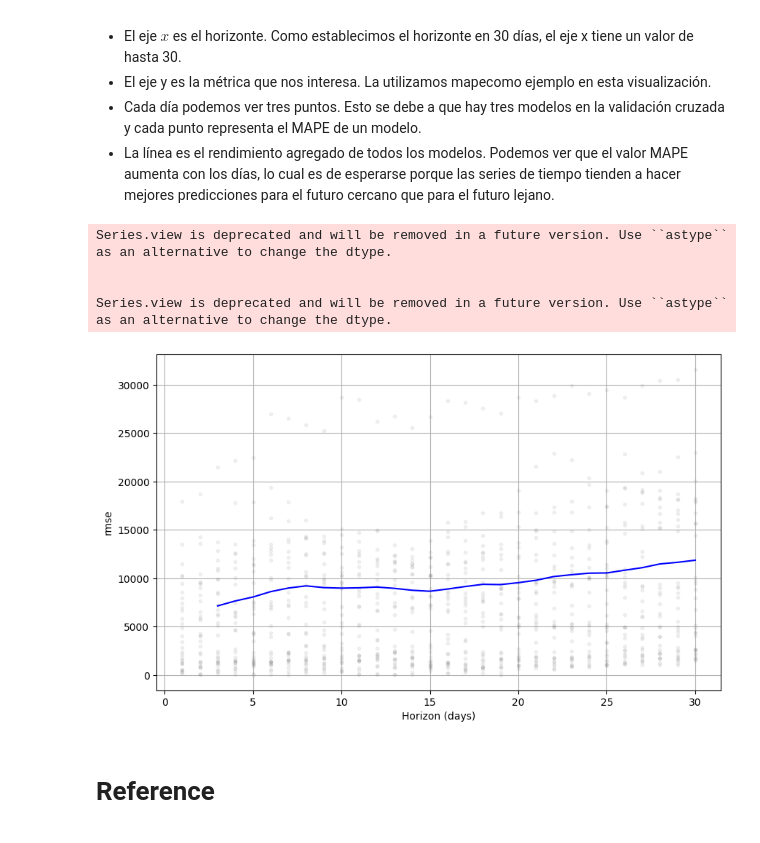
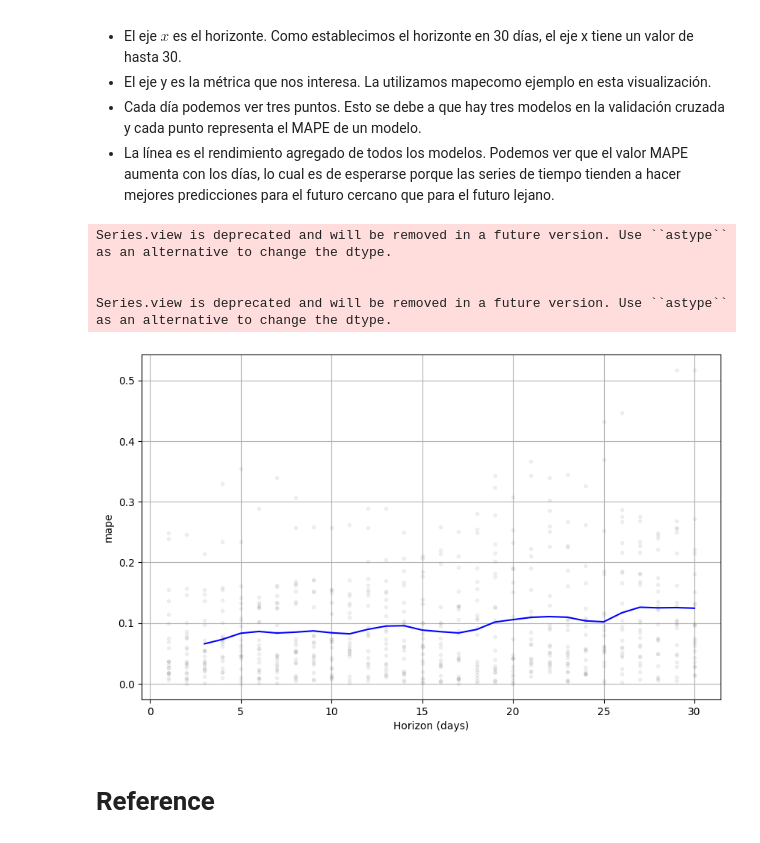
Before and after one commit to Wilsonsr/Series-de-Tiempo, a Jupyter notebook: CUADERNOS/Bitcoin_Phrophet.ipynb, the cells around one changed output. Drawn from its saved outputs; the diff is of its cells as text; code cells hidden in the pictures.

```diff
--- a/CUADERNOS/Bitcoin_Phrophet.ipynb
+++ b/CUADERNOS/Bitcoin_Phrophet.ipynb
@@ -92,7 +92,7 @@ Yahoo Finance descarga datos con la fecha como índice. Usando reset_index, crea
 De forma predeterminada, la fecha es un tipo de cadena, pd.to_datetimela cambia a un formato DateTime.
 # %%
 # Descargar datos Bitcoin
-data = yf.download(tickers='BTC-USD', start='2018-01-01', end='2024-08-30', interval = '1d')
+data = yf.download(tickers='AMZN', start='2018-01-01', end='2024-08-30', interval = '1d')
 
 # Restablecer el índice y tener la fecha como columna
 data.reset_index(inplace=True)
@@ -101,7 +101,7 @@ data.reset_index(inplace=True)
 data['Date'] = pd.to_datetime(data['Date'])
 
 
-data.tail()
+data
 # %% [output]
 [*********************100%%**********************]  1 of 1 completed
 |  | Date | Open | High | Low | Close | Adj Close | Volume |
@@ -157,8 +177,8 @@ crear un conjunto de datos de entrenamiento y de prueba. No podemos utilizar la
 En este ejemplo, se utiliza '2024–03–14' como fecha límite. Los primeros 23 meses se utilizan para la capacitación del modelo y el último mes se usa para pruebas.
 # %%
 # Train test split
-df_train = df[df['ds']<='2024-06-29']
-df_test = df[df['ds']>'2024-06-29']
+df_train = df[df['ds']<='2024-06-30']
+df_test = df[df['ds']>'2024-06-30']
 
 # Print .
 print('El conjunto de datos de entrenamiento tiene', len(df_train), 'que, van desde', df_train['ds'].min(), 'hasta', df_train['ds'].max())
@@ -193,7 +217,7 @@ Entrenar el modelo de series de tiempo utilizando el conjunto de datos de entren
 - `n_changepoints` es el número de puntos de cambio en la tendencia de la serie temporal. El valor predeterminado es 25. Según la forma de los datos del precio de Bitcoin, se estableció en 7.
 # %%
 # Crea el modelo con una confianza interna del 95%
-m = Prophet(interval_width=0.95, n_changepoints=7,daily_seasonality=False)
+m = Prophet(growth="linear", weekly_seasonality=True, daily_seasonality=True)
 
 # Ajusta el modelo
 m.fit(df_train)
@@ -372,13 +412,13 @@ df_p
 - La línea es el rendimiento agregado de todos los modelos. Podemos ver que el valor MAPE aumenta con los días, lo cual es de esperarse porque las series de tiempo tienden a hacer mejores predicciones para el futuro cercano que para el futuro lejano.
 # %%
 # Visualizar las metricas
-fig = plot_cross_validation_metric(df_cv, metric='rmse')
+fig = plot_cross_validation_metric(df_cv, metric='mape')
 # %% [output]
 Series.view is deprecated and will be removed in a future version. Use ``astype`` as an alternative to change the dtype.
 
 
 Series.view is deprecated and will be removed in a future version. Use ``astype`` as an alternative to change the dtype.
-[figure, old version]
+[figure, new version]
 # %% [markdown]
 # Reference
 # %% [markdown]
```
Also changed, not shown: parts of 14 cells of this notebook.
